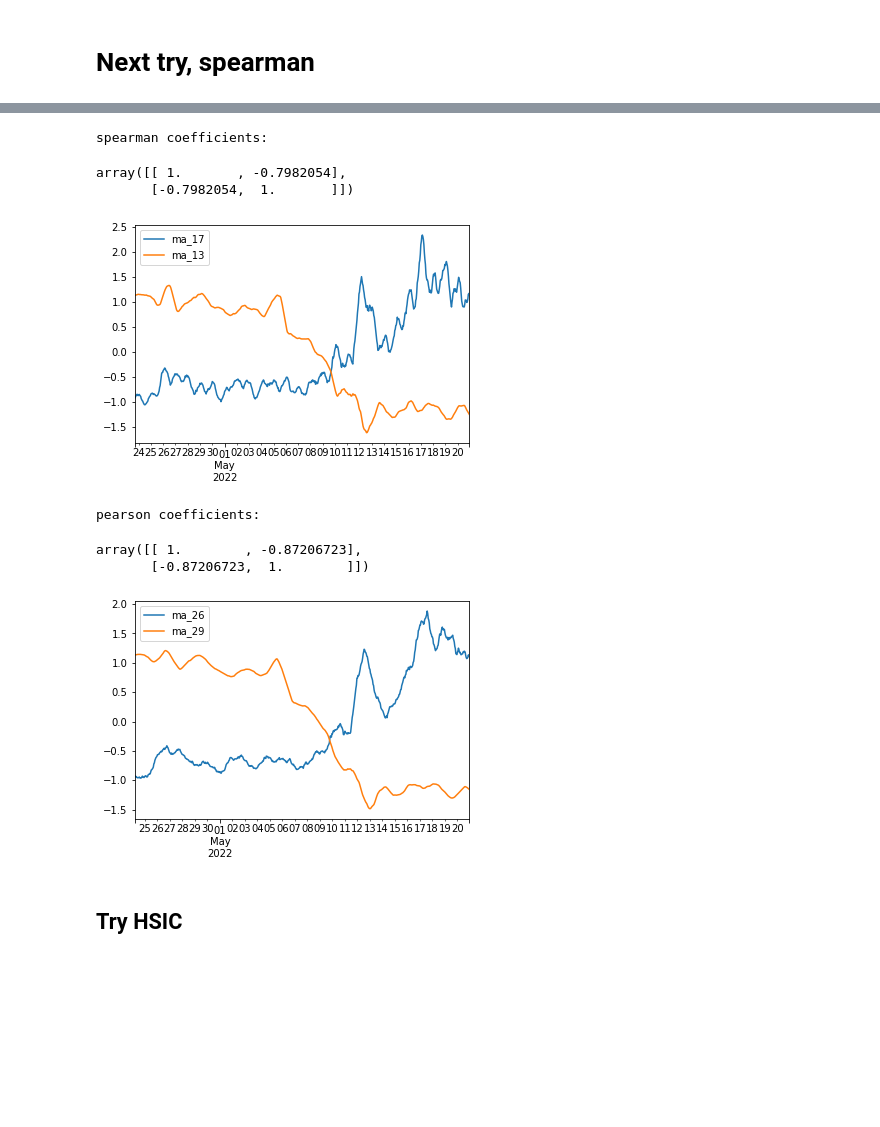
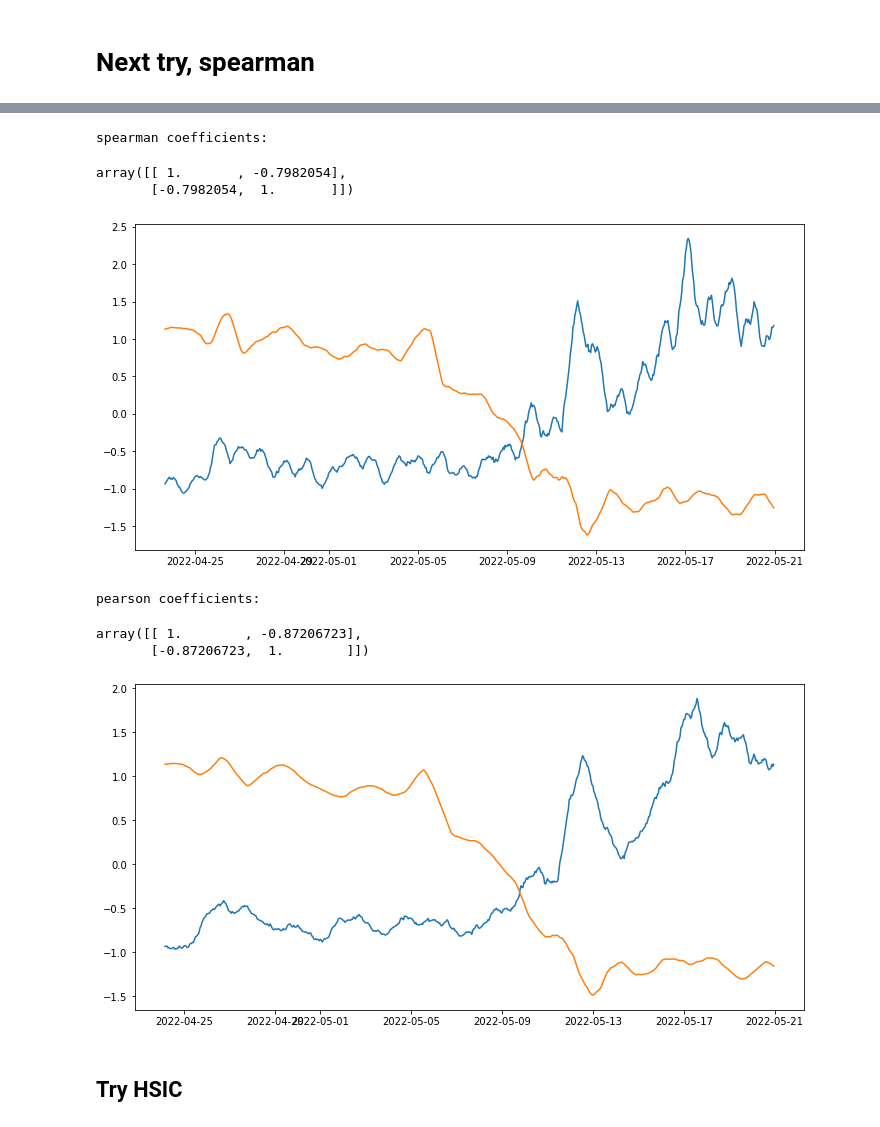
Before and after one commit to anatosun/reddit-cryptocurrency-analysis, a Jupyter notebook: notebooks/Compare.ipynb, the cells around one changed output, grey strips where cells are left out. Cells and saved outputs as stored; diff of their text form; code cells hidden in the pictures; blank space fills up the shorter version.

```diff
--- a/notebooks/Compare.ipynb
+++ b/notebooks/Compare.ipynb
@@ -193,9 +157,18 @@ sums.plot()
 Compute moving average.
 # %%
 ma_windows = range(2,30)
+fig, ax = plt.subplots(figsize=(12, 6))
+
+plt.plot(sums)
+
+leg = ['no moving average']
 for i in ma_windows:
     sums[f'ma_{i}'] = sums[0].rolling(i).mean()
-    plt.plot(sums[f'ma_{i}'])
+    if i % 6 == 0:
+        plt.plot(sums[f'ma_{i}'])
+        leg.append(f'mov avg i={i}')
 
-#plt.savefig('plots/sums_ma.pdf')
-#plt.show()
+ax.xaxis.set_major_locator(mdates.DayLocator(interval=3))
+plt.legend(leg)
+plt.savefig('plots/sums_ma.pdf')
+plt.show()
@@ -362,32 +292,37 @@ DatetimeIndex(['2022-04-23 00:00:00', '2022-04-23 01:00:00',
 # %%
 import seaborn as sns
 
 fr = '2022-04-23 00:00:00'
 to = '2022-05-23 00:00:00'
 
 ma = mas_a.loc[fr:to]
 mp = mas_p.loc[fr:to]
 
 r = []
 
 for p in mp:
     for a in ma:
         c = pd.DataFrame(ma[a]).join(pd.DataFrame(mp[p]), how='inner', lsuffix='_activity', rsuffix='_price')
         c.dropna(inplace=True)
         s = c.corr(method="spearman").values
         v = abs(s[0][1]) + abs(s[1][0])
         r.append((v,s,c))
 
 sort = sorted(r, key=lambda tup: -tup[0])
 
+fig, ax = plt.subplots(figsize=(12, 6))
+
+
+
 print("spearman coefficients:")
-sort[0][2].plot()
+plt.plot(sort[0][2])
+plt.savefig('plots/spearman.pdf')
 sort[0][1]
 # %% [output]
 spearman coefficients:
 array([[ 1.       , -0.7982054],
        [-0.7982054,  1.       ]])
-[figure, old version]
+[figure, new version]
 # %%
 # Pearson again
 ma = mas_a.loc[fr:to]
@@ -405,13 +340,18 @@ for p in mp:
 
 sort = sorted(r, key=lambda tup: -tup[0])
 
+fig, ax = plt.subplots(figsize=(12, 6))
+
+
+
 print("pearson coefficients:")
-sort[0][2].plot()
+plt.plot(sort[0][2])
+plt.savefig('plots/pearson.pdf')
 sort[0][1]
 # %% [output]
 pearson coefficients:
 array([[ 1.        , -0.87206723],
        [-0.87206723,  1.        ]])
-[figure, old version]
+[figure, new version]
 # %% [markdown]
 ## Try HSIC
```
Also changed, not shown: parts of 17 cells of this notebook.
